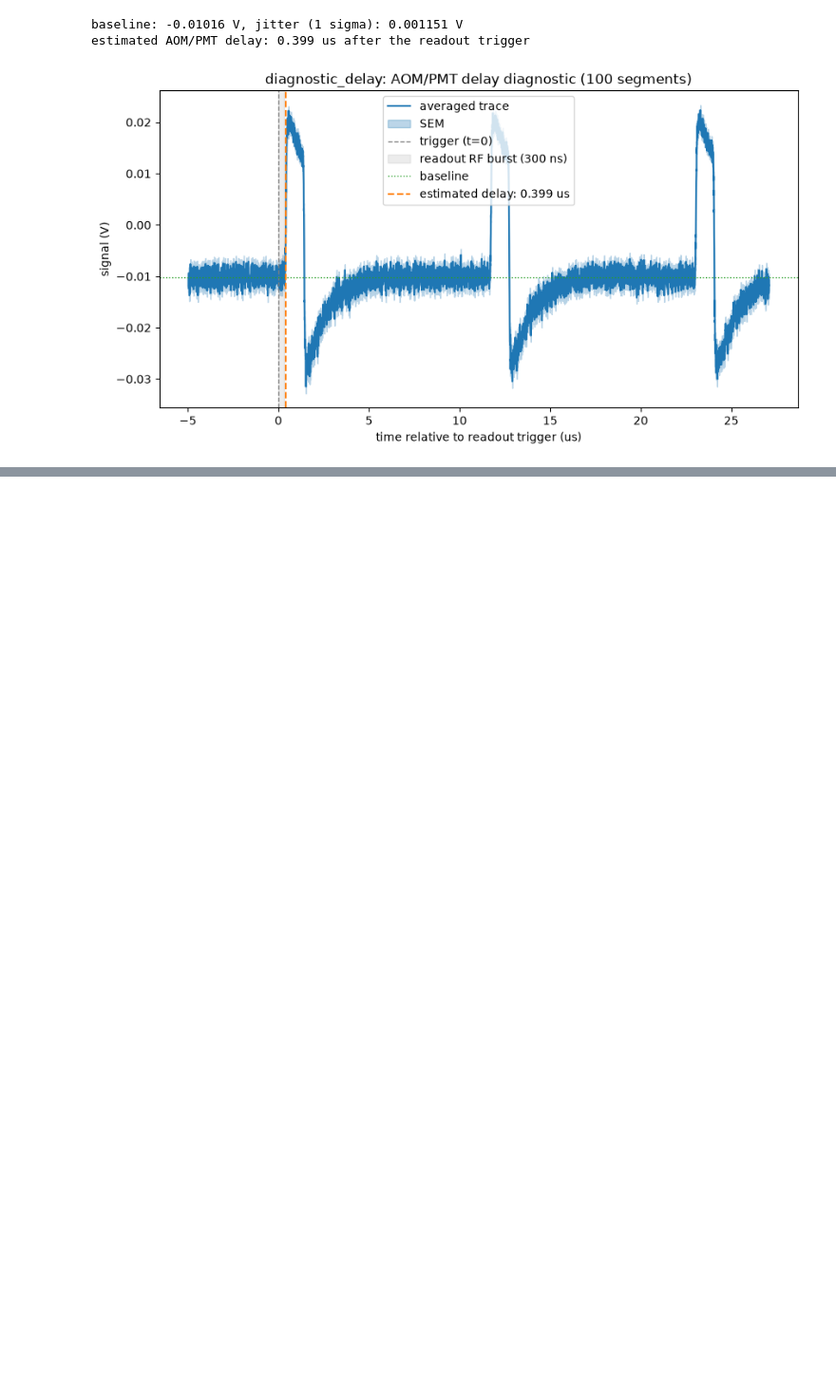
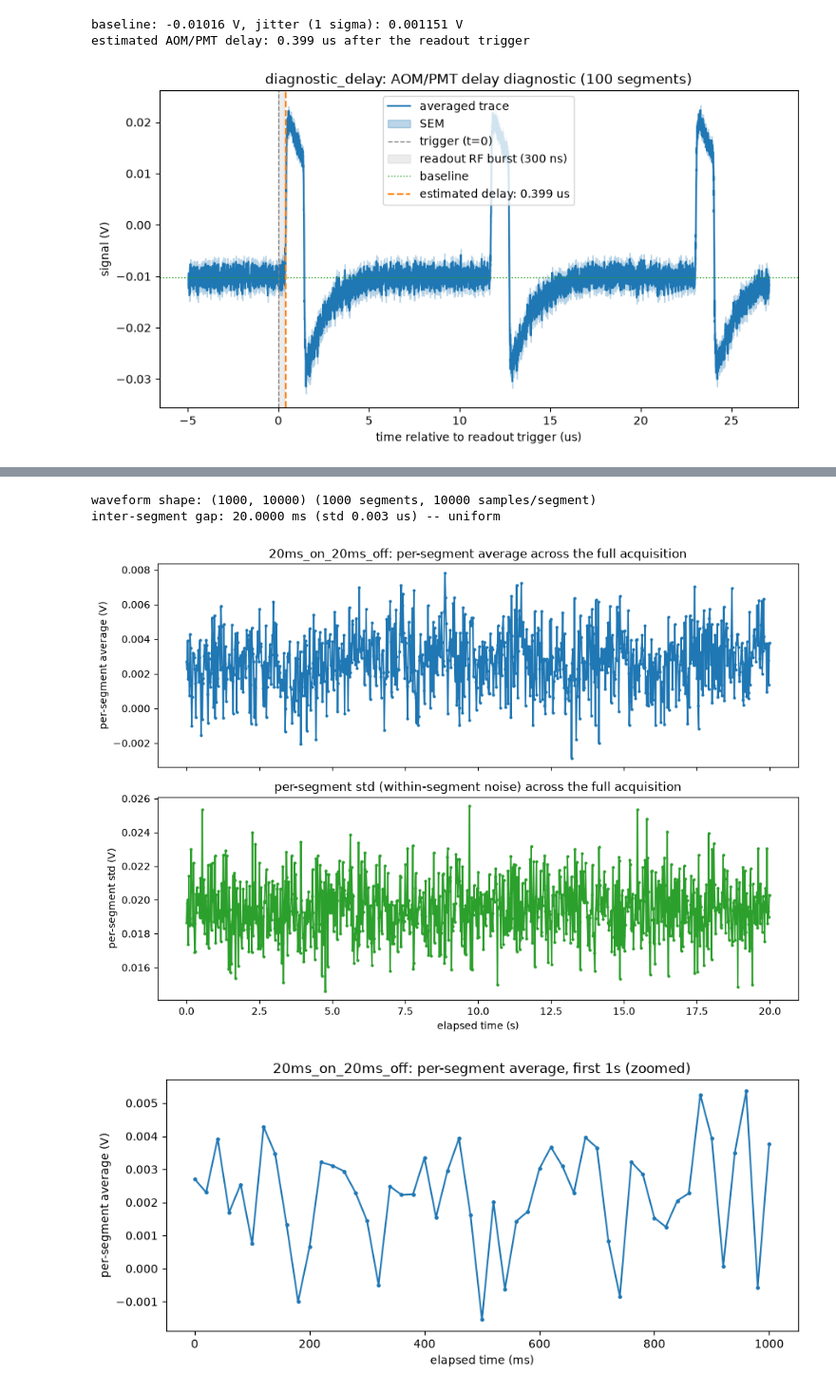
Before and after one commit to meimei2027/diamonds, a Jupyter notebook: experiment/t1_test.ipynb, the cells around one changed output, grey strips where cells are left out. Shown at 95% size. Drawn from its saved outputs; the diff is of its cells as text; code cells hidden in the pictures; blank space fills up the shorter version.

```diff
--- a/experiment/t1_test.ipynb
+++ b/experiment/t1_test.ipynb
@@ -108,0 +266,47 @@ plt.show()
+# %%
+LEGACY_DIR = "D:/t1_data_2"
+LEGACY_NAME = "20ms_on_20ms_off"
+
+legacy_waveform = np.load(f"{LEGACY_DIR}/{LEGACY_NAME}.npy")
+legacy_timetable_s = np.load(f"{LEGACY_DIR}/timetable_{LEGACY_NAME}.npy")
+
+print(f"waveform shape: {legacy_waveform.shape} "
+      f"({legacy_waveform.shape[0]} segments, {legacy_waveform.shape[1]} samples/segment)")
+
+legacy_elapsed_s = legacy_timetable_s - legacy_timetable_s[0]
+legacy_gaps_s = np.diff(legacy_timetable_s)
+print(f"inter-segment gap: {legacy_gaps_s.mean()*1e3:.4f} ms "
+      f"(std {legacy_gaps_s.std()*1e6:.3f} us) -- {'uniform' if legacy_gaps_s.std() < 1e-6 else 'NOT uniform'}")
+
+legacy_seg_mean = legacy_waveform.mean(axis=1)
+legacy_seg_std = legacy_waveform.std(axis=1)
+# %% [output]
+waveform shape: (1000, 10000) (1000 segments, 10000 samples/segment)
+inter-segment gap: 20.0000 ms (std 0.003 us) -- uniform
+# %%
+fig, axes = plt.subplots(2, 1, figsize=(10, 7), sharex=True)
+
+axes[0].plot(legacy_elapsed_s, legacy_seg_mean, ".-", ms=4, color="C0")
+axes[0].set_ylabel("per-segment average (V)")
+axes[0].set_title(f"{LEGACY_NAME}: per-segment average across the full acquisition")
+
+axes[1].plot(legacy_elapsed_s, legacy_seg_std, ".-", ms=4, color="C2")
+axes[1].set_xlabel("elapsed time (s)")
+axes[1].set_ylabel("per-segment std (V)")
+axes[1].set_title("per-segment std (within-segment noise) across the full acquisition")
+
+plt.tight_layout()
+plt.show()
+
+# Zoom in on the first ~1s (25 on/off cycles at 40ms/cycle) to see the
+# alternation pattern clearly instead of it being squashed by the full 20s span.
+zoom_mask = legacy_elapsed_s < 1.0
+fig, ax = plt.subplots(figsize=(10, 4))
+ax.plot(legacy_elapsed_s[zoom_mask] * 1e3, legacy_seg_mean[zoom_mask], ".-", ms=5, color="C0")
+ax.set_xlabel("elapsed time (ms)")
+ax.set_ylabel("per-segment average (V)")
+ax.set_title(f"{LEGACY_NAME}: per-segment average, first 1s (zoomed)")
+plt.show()
+# %% [output]
+[figure, added]
+[figure, added]
```
Also changed, not shown: parts of 23 cells of this notebook, 2 other files.
